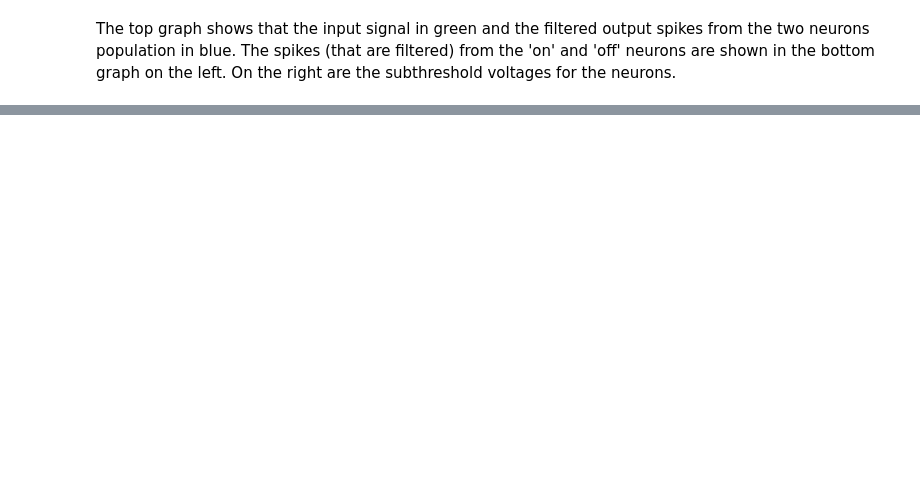
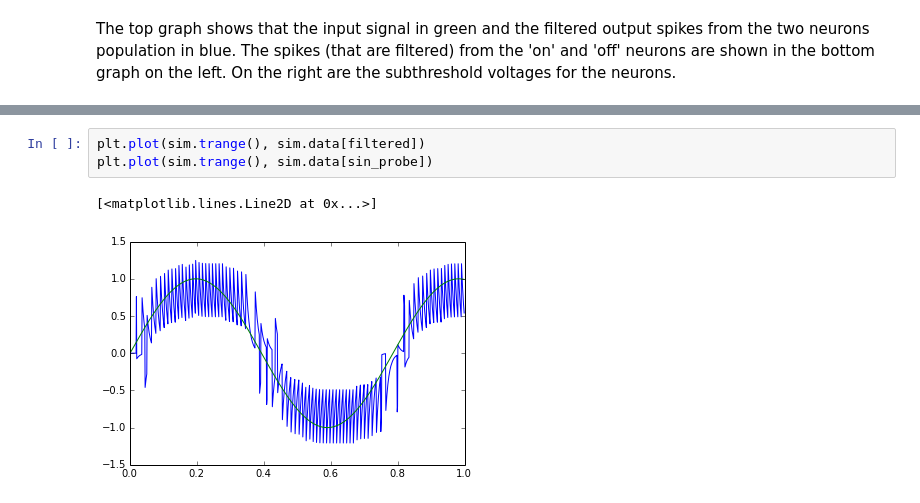
Before and after one commit to nengo/nengo, a Jupyter notebook: examples/two_neurons.ipynb, the cells around one changed output, grey strips where cells are left out. Drawn from its saved outputs; the diff is of its cells as text; blank space fills up the shorter version.

```diff
--- a/examples/two_neurons.ipynb
+++ b/examples/two_neurons.ipynb
@@ -76,0 +92,6 @@ The top graph shows that the input signal in green and the filtered output spike
+# %%
+plt.plot(sim.trange(), sim.data[filtered])
+plt.plot(sim.trange(), sim.data[sin_probe])
+# %% [output]
+[<matplotlib.lines.Line2D at 0x...>]
+[figure, added]
```
Also changed, not shown: parts of 14 cells of this notebook, 12 other files.
